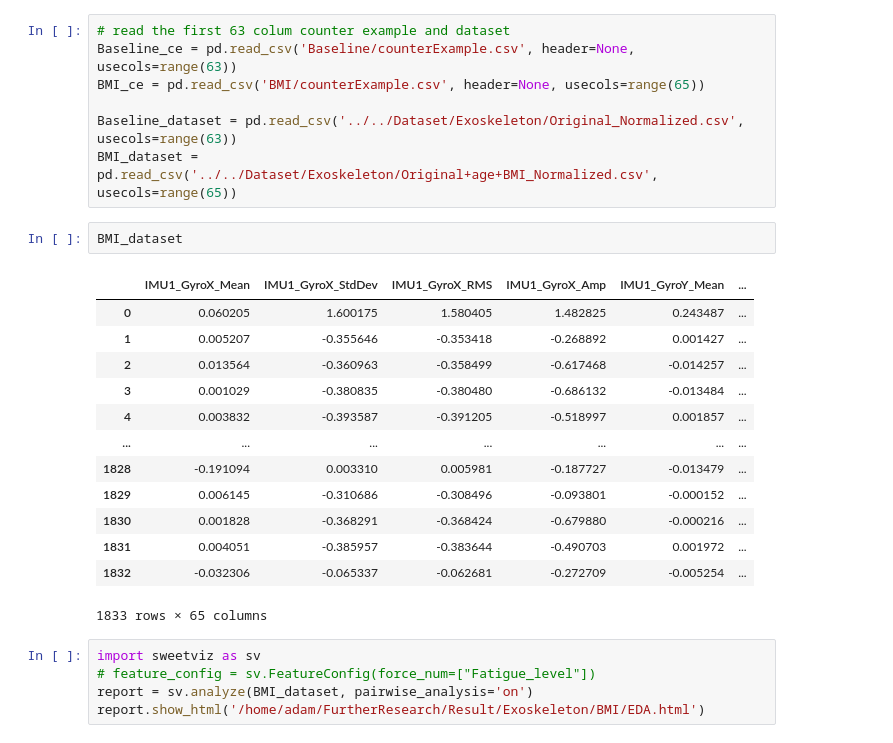
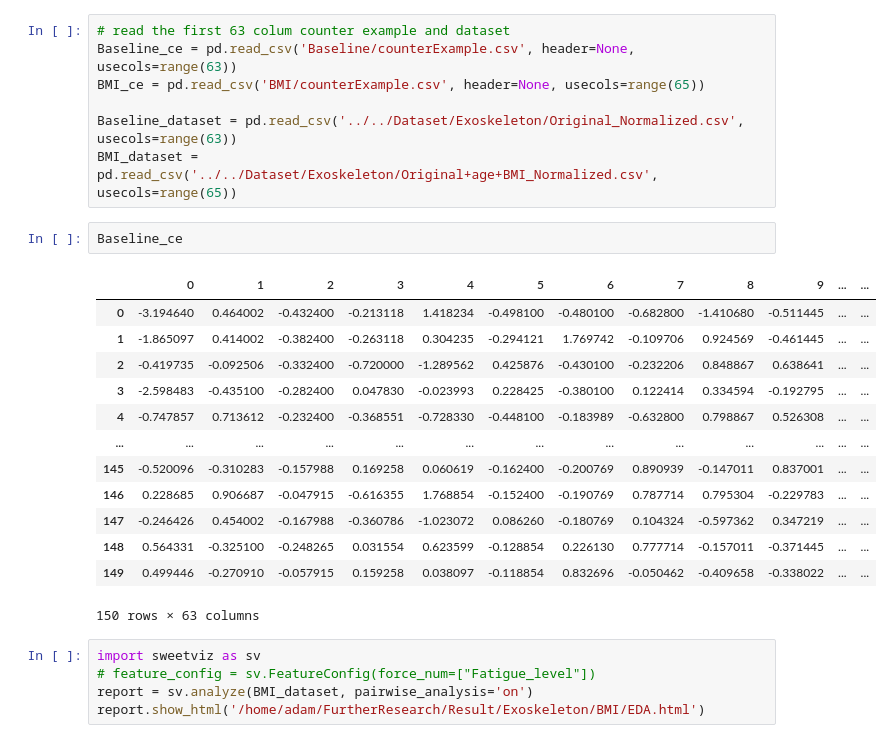
Before and after one commit to shinmohuang/FurtherResearch, a Jupyter notebook: Result/Exoskeleton/DCM.ipynb, the cells around one changed output. Saved outputs shown, nothing was run; the diff lists cells and outputs as text.

```diff
--- a/Result/Exoskeleton/DCM.ipynb
+++ b/Result/Exoskeleton/DCM.ipynb
@@ -10,21 +10,21 @@ BMI_ce = pd.read_csv('BMI/counterExample.csv', header=None, usecols=range(65))
 Baseline_dataset = pd.read_csv('../../Dataset/Exoskeleton/Original_Normalized.csv', usecols=range(63))
 BMI_dataset = pd.read_csv('../../Dataset/Exoskeleton/Original+age+BMI_Normalized.csv', usecols=range(65))
 # %%
-BMI_dataset
+Baseline_ce
 # %% [output]
-|  | IMU1_GyroX_Mean | IMU1_GyroX_StdDev | IMU1_GyroX_RMS | IMU1_GyroX_Amp | IMU1_GyroY_Mean | ... |
-| 0 | 0.060205 | 1.600175 | 1.580405 | 1.482825 | 0.243487 | ... |
-| 1 | 0.005207 | -0.355646 | -0.353418 | -0.268892 | 0.001427 | ... |
-| 2 | 0.013564 | -0.360963 | -0.358499 | -0.617468 | -0.014257 | ... |
-| 3 | 0.001029 | -0.380835 | -0.380480 | -0.686132 | -0.013484 | ... |
-| 4 | 0.003832 | -0.393587 | -0.391205 | -0.518997 | 0.001857 | ... |
-| ... | ... | ... | ... | ... | ... | ... |
-| 1828 | -0.191094 | 0.003310 | 0.005981 | -0.187727 | -0.013479 | ... |
-| 1829 | 0.006145 | -0.310686 | -0.308496 | -0.093801 | -0.000152 | ... |
-| 1830 | 0.001828 | -0.368291 | -0.368424 | -0.679880 | -0.000216 | ... |
-| 1831 | 0.004051 | -0.385957 | -0.383644 | -0.490703 | 0.001972 | ... |
-| 1832 | -0.032306 | -0.065337 | -0.062681 | -0.272709 | -0.005254 | ... |
+|  | 0 | 1 | 2 | 3 | 4 | 5 | 6 | 7 | 8 | 9 | ... | ... |
+| 0 | -3.194640 | 0.464002 | -0.432400 | -0.213118 | 1.418234 | -0.498100 | -0.480100 | -0.682800 | -1.410680 | -0.511445 | ... | ... |
+| 1 | -1.865097 | 0.414002 | -0.382400 | -0.263118 | 0.304235 | -0.294121 | 1.769742 | -0.109706 | 0.924569 | -0.461445 | ... | ... |
+| 2 | -0.419735 | -0.092506 | -0.332400 | -0.720000 | -1.289562 | 0.425876 | -0.430100 | -0.232206 | 0.848867 | 0.638641 | ... | ... |
+| 3 | -2.598483 | -0.435100 | -0.282400 | 0.047830 | -0.023993 | 0.228425 | -0.380100 | 0.122414 | 0.334594 | -0.192795 | ... | ... |
+| 4 | -0.747857 | 0.713612 | -0.232400 | -0.368551 | -0.728330 | -0.448100 | -0.183989 | -0.632800 | 0.798867 | 0.526308 | ... | ... |
+| ... | ... | ... | ... | ... | ... | ... | ... | ... | ... | ... | ... | ... |
+| 145 | -0.520096 | -0.310283 | -0.157988 | 0.169258 | 0.060619 | -0.162400 | -0.200769 | 0.890939 | -0.147011 | 0.837001 | ... | ... |
+| 146 | 0.228685 | 0.906687 | -0.047915 | -0.616355 | 1.768854 | -0.152400 | -0.190769 | 0.787714 | 0.795304 | -0.229783 | ... | ... |
+| 147 | -0.246426 | 0.454002 | -0.167988 | -0.360786 | -1.023072 | 0.086260 | -0.180769 | 0.104324 | -0.597362 | 0.347219 | ... | ... |
+| 148 | 0.564331 | -0.325100 | -0.248265 | 0.031554 | 0.623599 | -0.128854 | 0.226130 | 0.777714 | -0.157011 | -0.371445 | ... | ... |
+| 149 | 0.499446 | -0.270910 | -0.057915 | 0.159258 | 0.038097 | -0.118854 | 0.832696 | -0.050462 | -0.409658 | -0.338022 | ... | ... |
-1833 rows × 65 columns
+150 rows × 63 columns
 # %%
 import sweetviz as sv
 # feature_config = sv.FeatureConfig(force_num=["Fatigue_level"])
```
Also changed, not shown: parts of 4 cells of this notebook, 5 other files.
